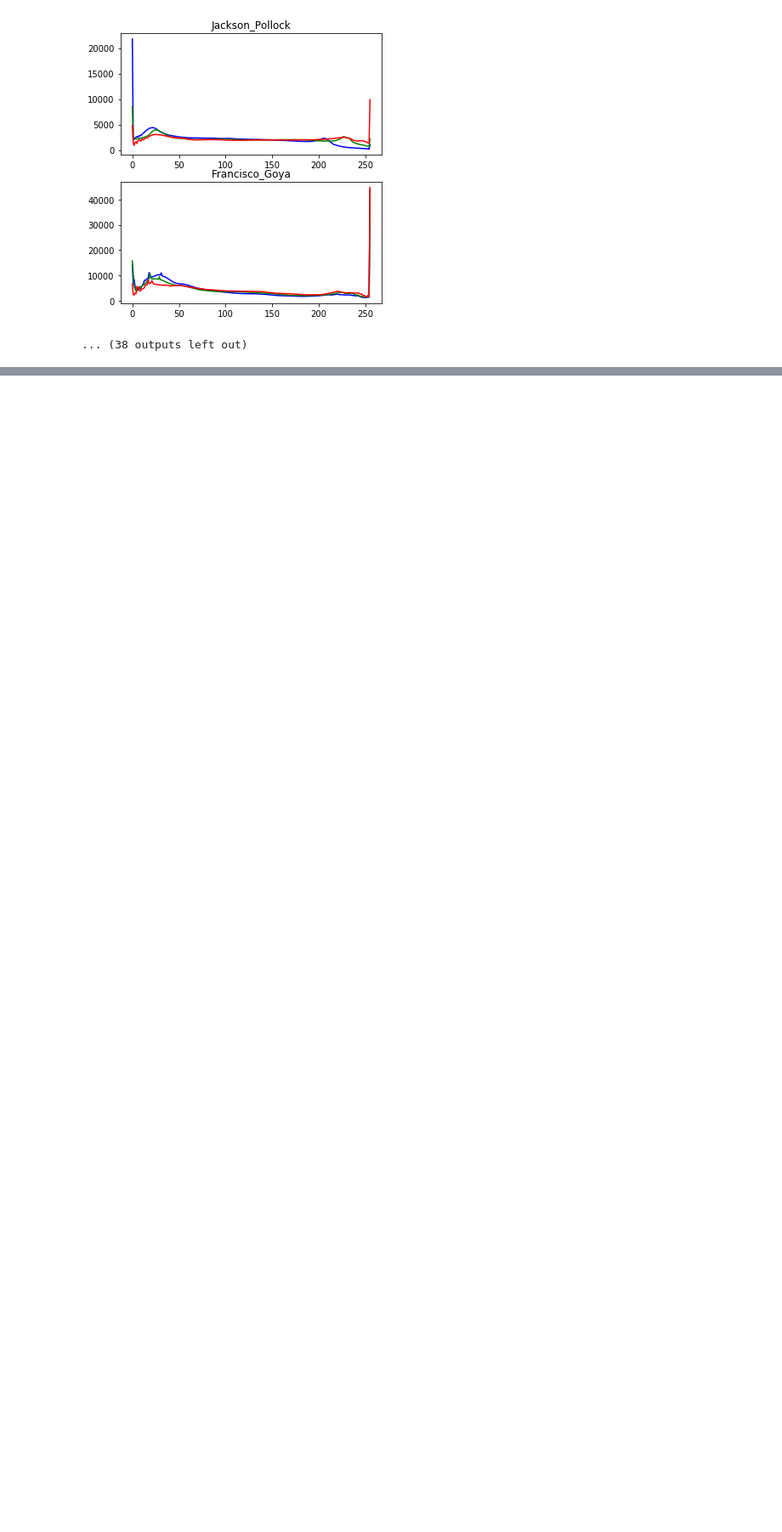
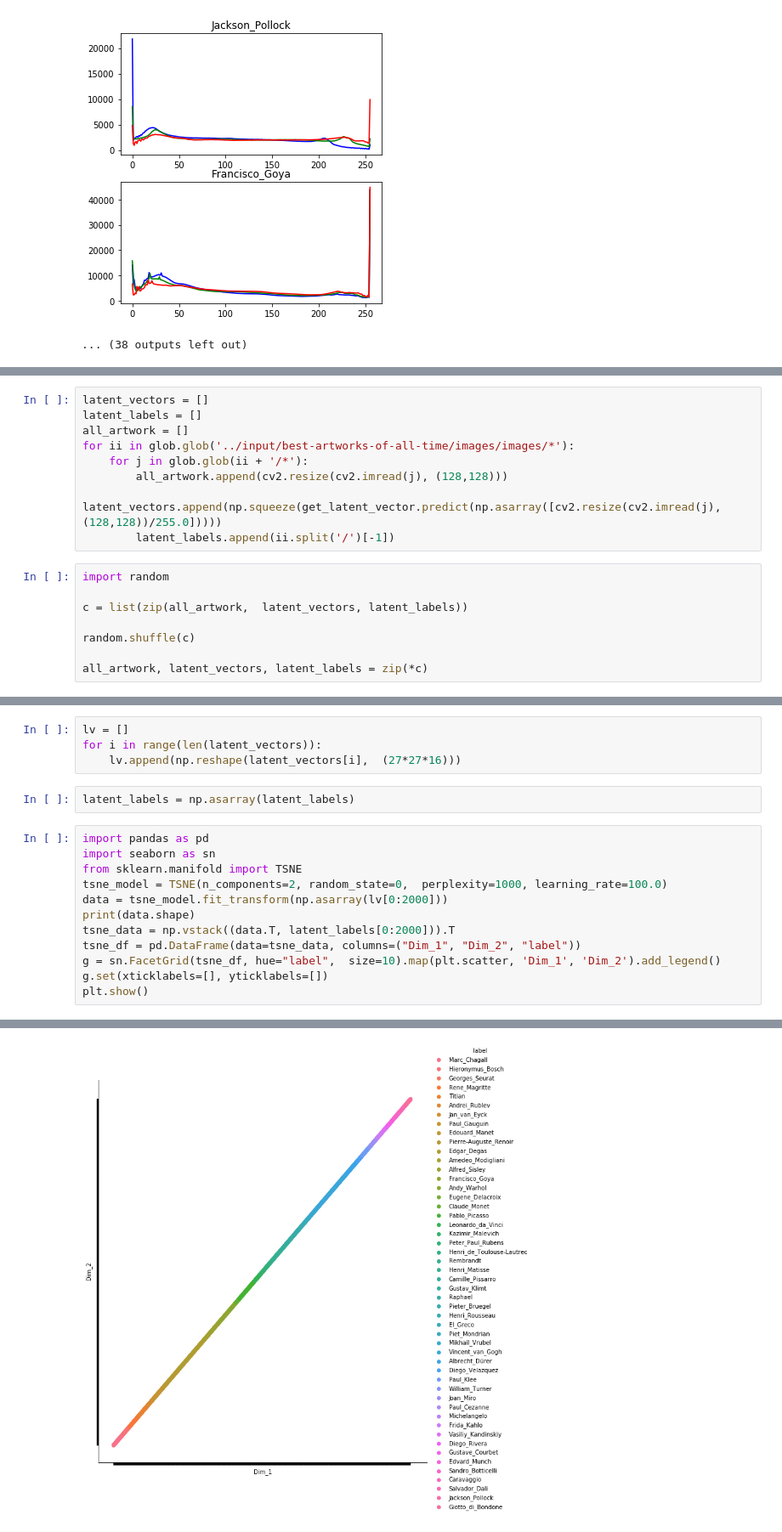
Before and after one commit to notabee/artwork_analysis, a Jupyter notebook: art_work.ipynb, the cells around one changed output, grey strips where cells are left out. Shown at 85% size. Cells and saved outputs as stored; diff of their text form; blank space fills up the shorter version.

```diff
--- a/art_work.ipynb
+++ b/art_work.ipynb
@@ -78,0 +235,17 @@ for i in equivalent_artists:
+# %%
+latent_vectors = []
+latent_labels = []
+all_artwork = []
+for ii in glob.glob('../input/best-artworks-of-all-time/images/images/*'):
+    for j in glob.glob(ii + '/*'):
+        all_artwork.append(cv2.resize(cv2.imread(j), (128,128)))
+        latent_vectors.append(np.squeeze(get_latent_vector.predict(np.asarray([cv2.resize(cv2.imread(j), (128,128))/255.0]))))
+        latent_labels.append(ii.split('/')[-1])
+# %%
+import random
+
+c = list(zip(all_artwork,  latent_vectors, latent_labels))
+
+random.shuffle(c)
+
+all_artwork, latent_vectors, latent_labels = zip(*c)
@@ -78,0 +256,19 @@ for i in equivalent_artists:
+# %%
+lv = []
+for i in range(len(latent_vectors)):
+    lv.append(np.reshape(latent_vectors[i],  (27*27*16)))
+# %%
+latent_labels = np.asarray(latent_labels)
+# %%
+import pandas as pd
+import seaborn as sn
+from sklearn.manifold import TSNE
+tsne_model = TSNE(n_components=2, random_state=0,  perplexity=1000, learning_rate=100.0)
+data = tsne_model.fit_transform(np.asarray(lv[0:2000]))
+print(data.shape)
+tsne_data = np.vstack((data.T, latent_labels[0:2000])).T
+tsne_df = pd.DataFrame(data=tsne_data, columns=("Dim_1", "Dim_2", "label"))
+g = sn.FacetGrid(tsne_df, hue="label",  size=10).map(plt.scatter, 'Dim_1', 'Dim_2').add_legend()
+g.set(xticklabels=[], yticklabels=[])
+plt.show()
+# %% [output]
@@ -78,0 +276 @@ for i in equivalent_artists:
+[figure, added]
```
Also changed, not shown: parts of 27 cells of this notebook.
